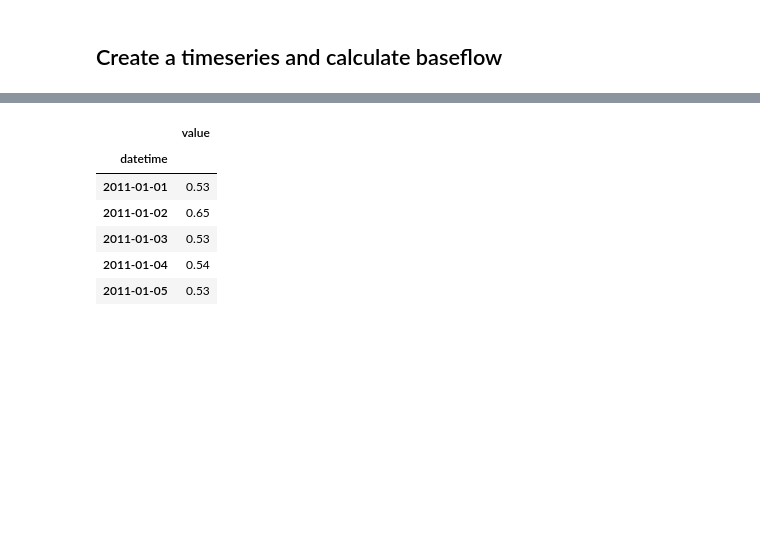
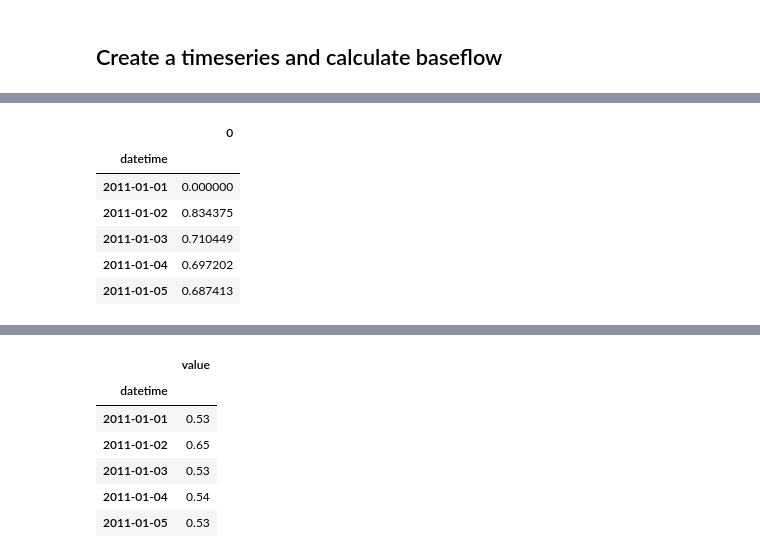
Before and after one commit to stijnvanhoey/hydropy, a Jupyter notebook: Additional_Features.ipynb, the cells around one changed output, grey strips where cells are left out. Cells and saved outputs as stored; diff of their text form; code cells hidden in the pictures; blank space fills up the shorter version.

```diff
--- a/Additional_Features.ipynb
+++ b/Additional_Features.ipynb
@@ -42,0 +34,11 @@ dtype: float64
+# %%
+bfb = hp.get_baseflow_boughton(herring, .5, 15.0)
+bfb.head()
+# %% [output]
+|  | 0 |
+| datetime |  |
+| 2011-01-01 | 0.000000 |
+| 2011-01-02 | 0.834375 |
+| 2011-01-03 | 0.710449 |
+| 2011-01-04 | 0.697202 |
+| 2011-01-05 | 0.687413 |
```
Also changed, not shown: parts of 5 cells of this notebook, 2 other files.
